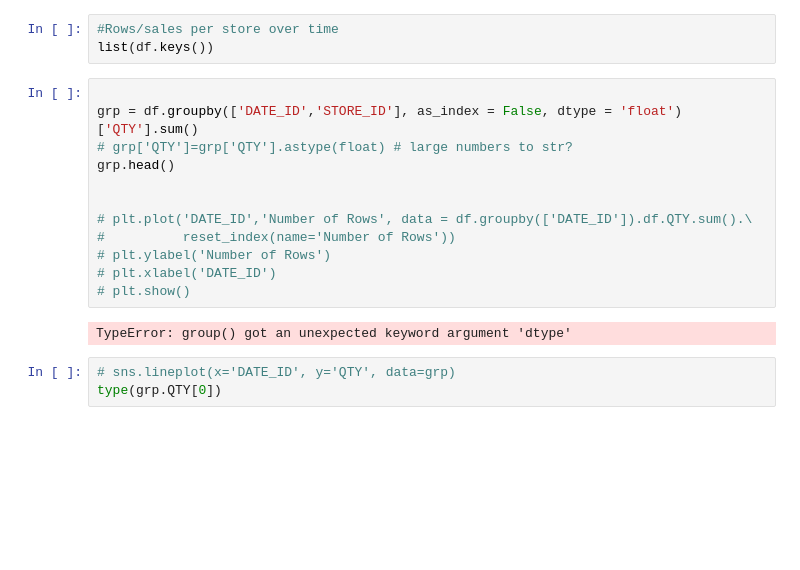
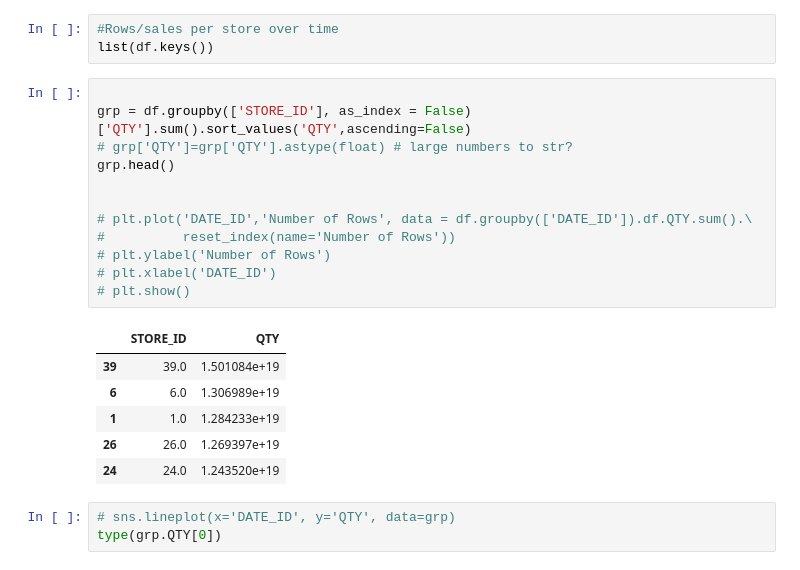
Before and after one commit to sekR4/pred_sale_01, a Jupyter notebook: first_draw.ipynb, the cells around one changed output. Drawn from its saved outputs; the diff is of its cells as text; blank space fills up the shorter version.

```diff
--- a/first_draw.ipynb
+++ b/first_draw.ipynb
@@ -281,18 +303,23 @@ df = df.drop(drop, axis=1)
 list(df.keys())
 # %%
 
-grp = df.groupby(['DATE_ID','STORE_ID'], as_index = False, dtype = 'float')['QTY'].sum()
+grp = df.groupby(['STORE_ID'], as_index = False)['QTY'].sum().sort_values('QTY',ascending=False)
 # grp['QTY']=grp['QTY'].astype(float) # large numbers to str?
 grp.head()
 
 
 # plt.plot('DATE_ID','Number of Rows', data = df.groupby(['DATE_ID']).df.QTY.sum().\
 #          reset_index(name='Number of Rows'))
 # plt.ylabel('Number of Rows')
 # plt.xlabel('DATE_ID')
 # plt.show()
 # %% [output]
-TypeError: group() got an unexpected keyword argument 'dtype'
+|  | STORE_ID | QTY |
+| 39 | 39.0 | 1.501084e+19 |
+| 6 | 6.0 | 1.306989e+19 |
+| 1 | 1.0 | 1.284233e+19 |
+| 26 | 26.0 | 1.269397e+19 |
+| 24 | 24.0 | 1.243520e+19 |
 # %%
 # sns.lineplot(x='DATE_ID', y='QTY', data=grp)
 type(grp.QTY[0])
```
Also changed, not shown: parts of 17 cells of this notebook.
